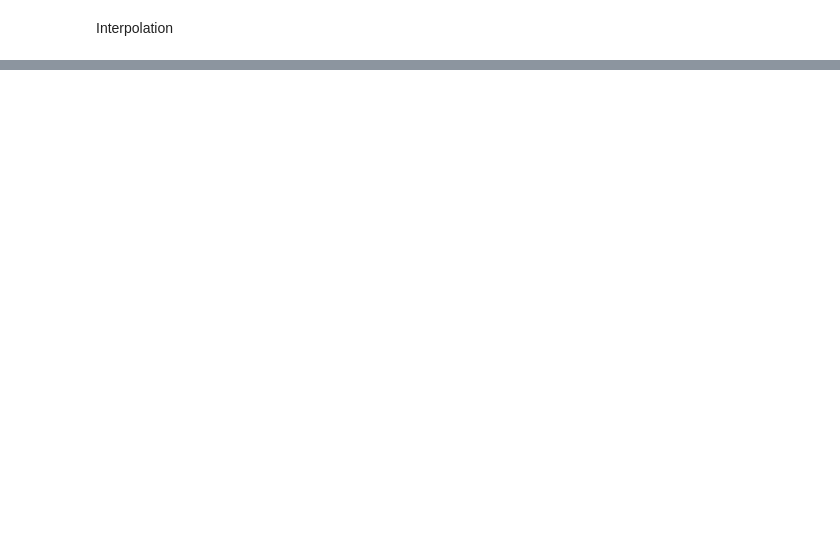
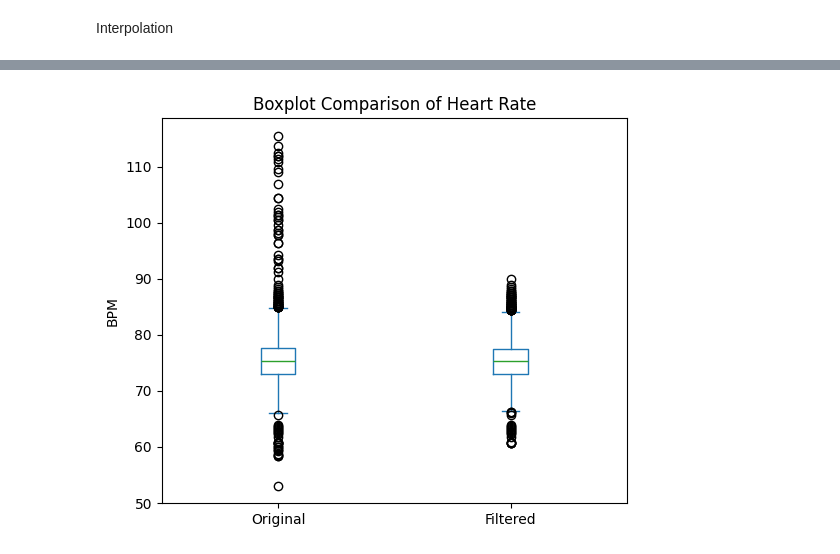
Before and after one commit to oanhtran020906-sys/Topic-11-ECG-Analysis-with-MIT-BIH-WFDB-, a Jupyter notebook: ecg-mitbih-analysis/notebooks/filterdata.ipynb, the cells around one changed output, grey strips where cells are left out. Drawn from its saved outputs; the diff is of its cells as text; code cells hidden in the pictures; blank space fills up the shorter version.

```diff
--- a/ecg-mitbih-analysis/notebooks/filterdata.ipynb
+++ b/ecg-mitbih-analysis/notebooks/filterdata.ipynb
@@ -62,0 +98,12 @@ hr_final = hr_smooth.dropna()
+# %%
+import pandas as pd
+
+df_compare = pd.concat([hr_series, hr_clean], axis=1)
+df_compare.columns = ["Original", "Filtered"]
+
+df_compare.plot(kind="box", figsize=(6,5))
+plt.title("Boxplot Comparison of Heart Rate")
+plt.ylabel("BPM")
+plt.show()
+# %% [output]
+[figure, added]
```
Also changed, not shown: parts of 15 cells of this notebook, 1 other file.
